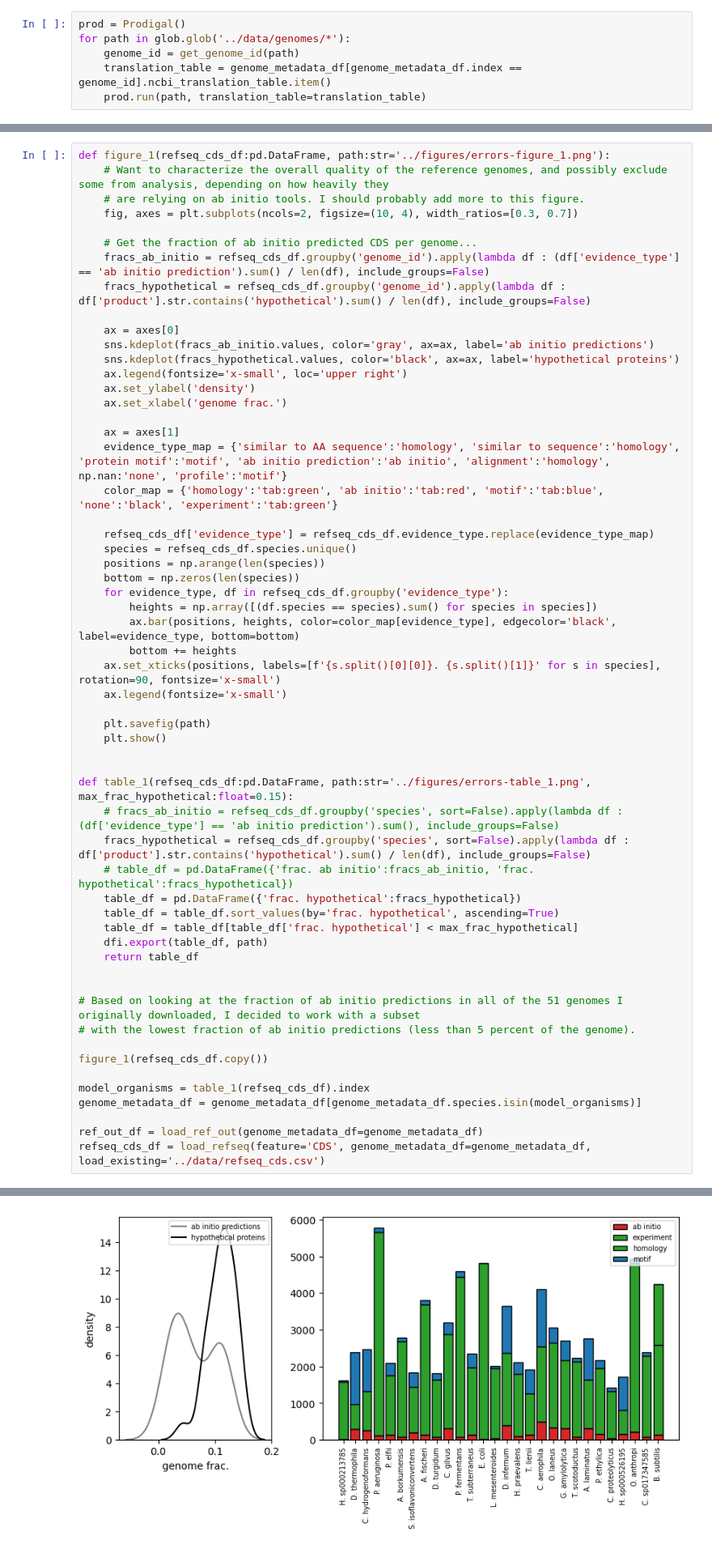
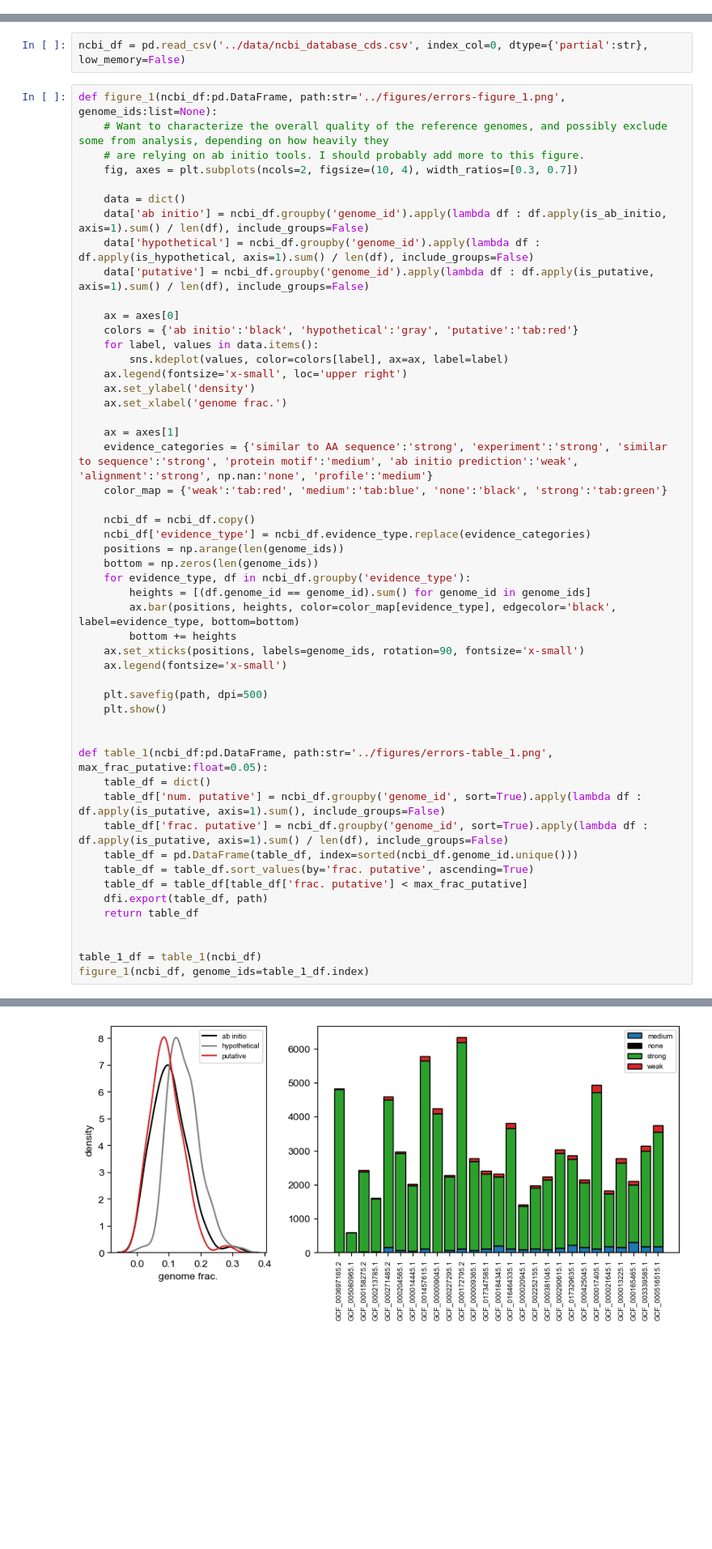
Before and after one commit to pipparichter/frugal, a Jupyter notebook: notebooks/errors.ipynb, the cells around one changed output, grey strips where cells are left out. Shown at 81% size. Saved outputs shown, nothing was run; the diff lists cells and outputs as text; blank space fills up the shorter version.

```diff
--- a/notebooks/errors.ipynb
+++ b/notebooks/errors.ipynb
@@ -43,6 +31,0 @@ NCBIDatasets.run: Failed to download data for GCF_000014905.1.
-# %%
-prod = Prodigal()
-for path in glob.glob('../data/genomes/*'):
-    genome_id = get_genome_id(path)
-    translation_table = genome_metadata_df[genome_metadata_df.index == genome_id].ncbi_translation_table.item()
-    prod.run(path, translation_table=translation_table)
@@ -95,58 +32,54 @@ Name: count, dtype: int64
+# %%
+ncbi_df = pd.read_csv('../data/ncbi_database_cds.csv', index_col=0, dtype={'partial':str}, low_memory=False)
 # %%
-def figure_1(refseq_cds_df:pd.DataFrame, path:str='../figures/errors-figure_1.png'):
+def figure_1(ncbi_df:pd.DataFrame, path:str='../figures/errors-figure_1.png', genome_ids:list=None):
     # Want to characterize the overall quality of the reference genomes, and possibly exclude some from analysis, depending on how heavily they
     # are relying on ab initio tools. I should probably add more to this figure.
     fig, axes = plt.subplots(ncols=2, figsize=(10, 4), width_ratios=[0.3, 0.7])
 
-    # Get the fraction of ab initio predicted CDS per genome...
-    fracs_ab_initio = refseq_cds_df.groupby('genome_id').apply(lambda df : (df['evidence_type'] == 'ab initio prediction').sum() / len(df), include_groups=False)
-    fracs_hypothetical = refseq_cds_df.groupby('genome_id').apply(lambda df : df['product'].str.contains('hypothetical').sum() / len(df), include_groups=False)
+    data = dict()
+    data['ab initio'] = ncbi_df.groupby('genome_id').apply(lambda df : df.apply(is_ab_initio, axis=1).sum() / len(df), include_groups=False)
+    data['hypothetical'] = ncbi_df.groupby('genome_id').apply(lambda df : df.apply(is_hypothetical, axis=1).sum() / len(df), include_groups=False)
+    data['putative'] = ncbi_df.groupby('genome_id').apply(lambda df : df.apply(is_putative, axis=1).sum() / len(df), include_groups=False)
 
     ax = axes[0]
-    sns.kdeplot(fracs_ab_initio.values, color='gray', ax=ax, label='ab initio predictions')
-    sns.kdeplot(fracs_hypothetical.values, color='black', ax=ax, label='hypothetical proteins')
+    colors = {'ab initio':'black', 'hypothetical':'gray', 'putative':'tab:red'}
+    for label, values in data.items():
+        sns.kdeplot(values, color=colors[label], ax=ax, label=label)
     ax.legend(fontsize='x-small', loc='upper right')
     ax.set_ylabel('density')
     ax.set_xlabel('genome frac.')
 
     ax = axes[1]
-    evidence_type_map = {'similar to AA sequence':'homology', 'similar to sequence':'homology', 'protein motif':'motif', 'ab initio prediction':'ab initio', 'alignment':'homology', np.nan:'none', 'profile':'motif'}
-    color_map = {'homology':'tab:green', 'ab initio':'tab:red', 'motif':'tab:blue', 'none':'black', 'experiment':'tab:green'}
+    evidence_categories = {'similar to AA sequence':'strong', 'experiment':'strong', 'similar to sequence':'strong', 'protein motif':'medium', 'ab initio prediction':'weak', 'alignment':'strong', np.nan:'none', 'profile':'medium'}
+    color_map = {'weak':'tab:red', 'medium':'tab:blue', 'none':'black', 'strong':'tab:green'}
 
-    refseq_cds_df['evidence_type'] = refseq_cds_df.evidence_type.replace(evidence_type_map)
-    species = refseq_cds_df.species.unique()
-    positions = np.arange(len(species))
-    bottom = np.zeros(len(species))
-    for evidence_type, df in refseq_cds_df.groupby('evidence_type'):
-        heights = np.array([(df.species == species).sum() for species in species])
+    ncbi_df = ncbi_df.copy()
+    ncbi_df['evidence_type'] = ncbi_df.evidence_type.replace(evidence_categories)
+    positions = np.arange(len(genome_ids))
+    bottom = np.zeros(len(genome_ids))
+    for evidence_type, df in ncbi_df.groupby('evidence_type'):
+        heights = [(df.genome_id == genome_id).sum() for genome_id in genome_ids]
         ax.bar(positions, heights, color=color_map[evidence_type], edgecolor='black', label=evidence_type, bottom=bottom)
         bottom += heights
-    ax.set_xticks(positions, labels=[f'{s.split()[0][0]}. {s.split()[1]}' for s in species], rotation=90, fontsize='x-small')
+    ax.set_xticks(positions, labels=genome_ids, rotation=90, fontsize='x-small')
     ax.legend(fontsize='x-small')
 
-    plt.savefig(path)
+    plt.savefig(path, dpi=500)
     plt.show()
 
 
-def table_1(refseq_cds_df:pd.DataFrame, path:str='../figures/errors-table_1.png', max_frac_hypothetical:float=0.15):
-    # fracs_ab_initio = refseq_cds_df.groupby('species', sort=False).apply(lambda df : (df['evidence_type'] == 'ab initio prediction').sum(), include_groups=False)
-    fracs_hypothetical = refseq_cds_df.groupby('species', sort=False).apply(lambda df : df['product'].str.contains('hypothetical').sum() / len(df), include_groups=False)
-    # table_df = pd.DataFrame({'frac. ab initio':fracs_ab_initio, 'frac. hypothetical':fracs_hypothetical})
-    table_df = pd.DataFrame({'frac. hypothetical':fracs_hypothetical})
-    table_df = table_df.sort_values(by='frac. hypothetical', ascending=True)
-    table_df = table_df[table_df['frac. hypothetical'] < max_frac_hypothetical]
+def table_1(ncbi_df:pd.DataFrame, path:str='../figures/errors-table_1.png', max_frac_putative:float=0.05):
+    table_df = dict()
+    table_df['num. putative'] = ncbi_df.groupby('genome_id', sort=True).apply(lambda df : df.apply(is_putative, axis=1).sum(), include_groups=False)
+    table_df['frac. putative'] = ncbi_df.groupby('genome_id', sort=True).apply(lambda df : df.apply(is_putative, axis=1).sum() / len(df), include_groups=False)
+    table_df = pd.DataFrame(table_df, index=sorted(ncbi_df.genome_id.unique()))
+    table_df = table_df.sort_values(by='frac. putative', ascending=True)
+    table_df = table_df[table_df['frac. putative'] < max_frac_putative]
     dfi.export(table_df, path)
     return table_df
 
 
-# Based on looking at the fraction of ab initio predictions in all of the 51 genomes I originally downloaded, I decided to work with a subset
-# with the lowest fraction of ab initio predictions (less than 5 percent of the genome).
-
-figure_1(refseq_cds_df.copy())
-
-model_organisms = table_1(refseq_cds_df).index
-genome_metadata_df = genome_metadata_df[genome_metadata_df.species.isin(model_organisms)]
-
-ref_out_df = load_ref_out(genome_metadata_df=genome_metadata_df)
-refseq_cds_df = load_refseq(feature='CDS', genome_metadata_df=genome_metadata_df, load_existing='../data/refseq_cds.csv')
+table_1_df = table_1(ncbi_df)
+figure_1(ncbi_df, genome_ids=table_1_df.index)
 # %% [output]
@@ -153 +87 @@ refseq_cds_df = load_refseq(feature='CDS', genome_metadata_df=genome_metadata_df
-[figure, old version]
+[figure, new version]
```
Also changed, not shown: parts of 21 cells of this notebook, 17 other files.
